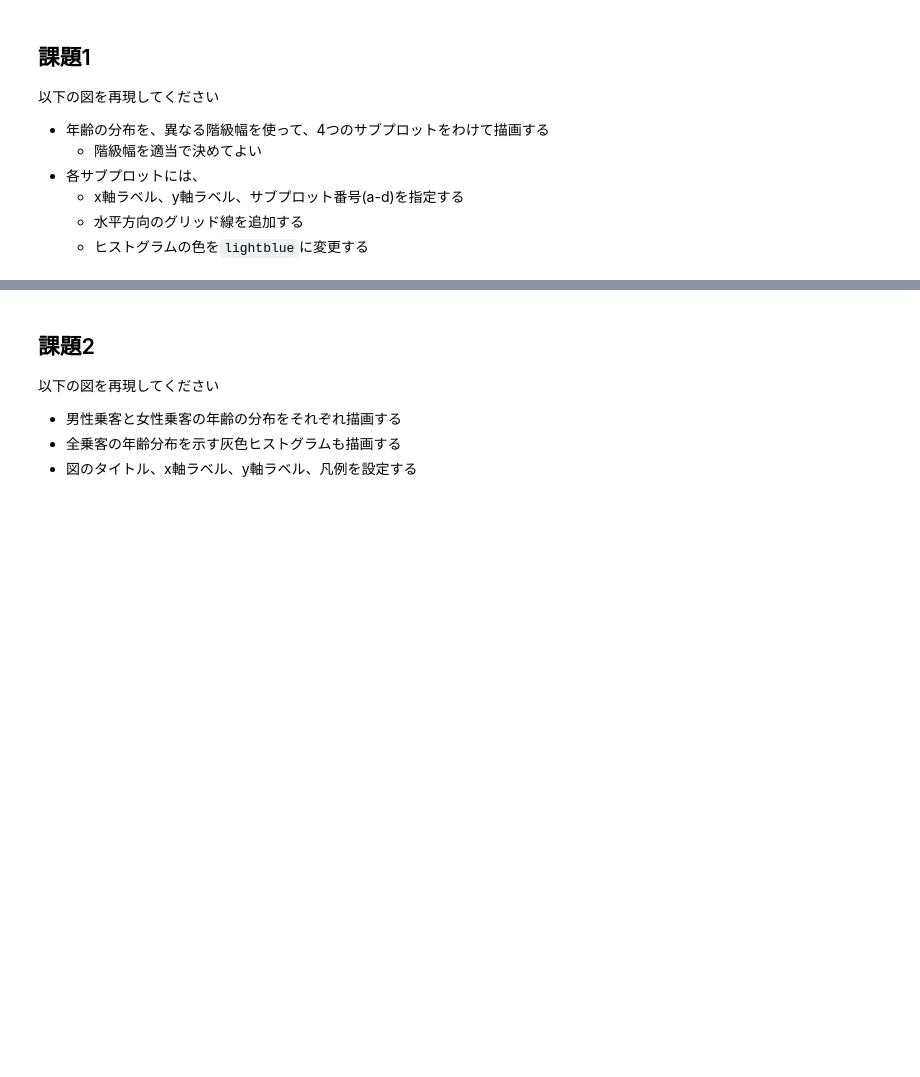
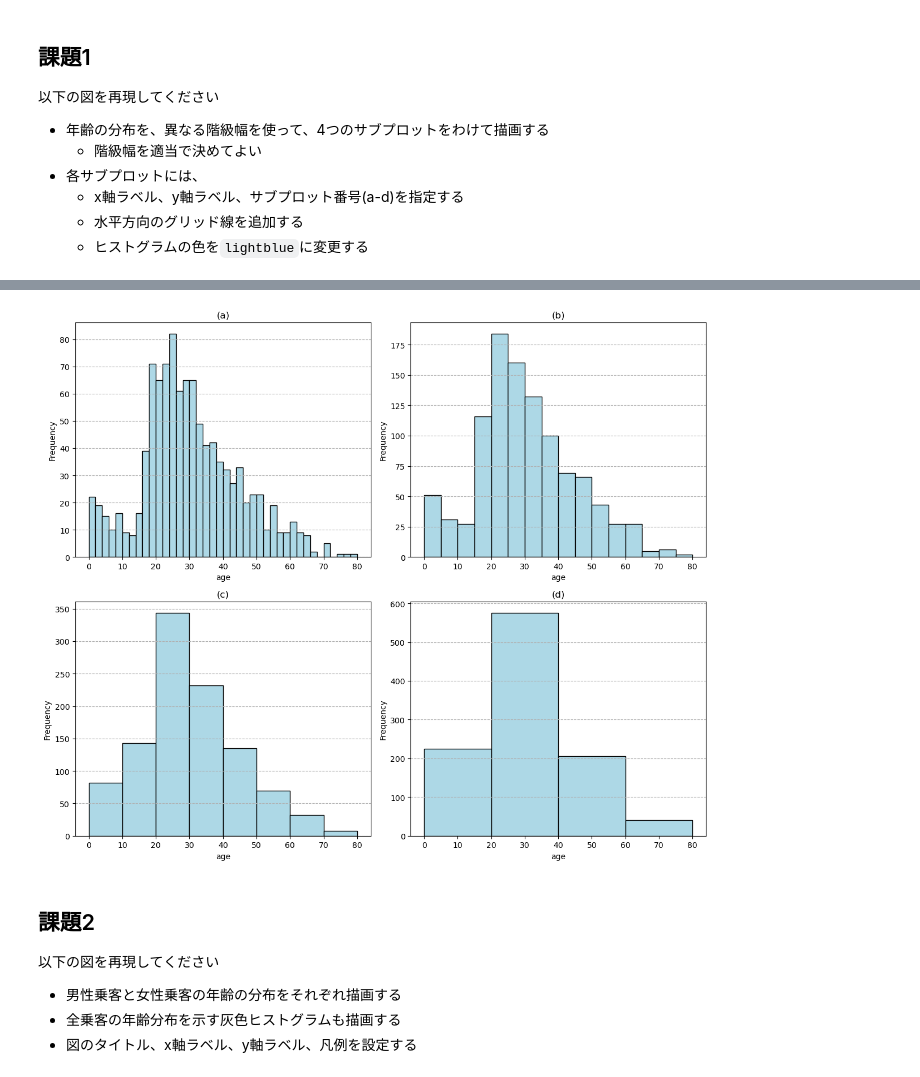
Before and after one commit to lvzeyu/chss_2025_assignment, a Jupyter notebook: Assignment8/assignment8.ipynb, the cells around one changed output, grey strips where cells are left out. Saved outputs shown, nothing was run; the diff lists cells and outputs as text; code cells hidden in the pictures; blank space fills up the shorter version.

```diff
--- a/Assignment8/assignment8.ipynb
+++ b/Assignment8/assignment8.ipynb
@@ -18,6 +62,29 @@ df=pd.read_csv("https://raw.githubusercontent.com/lvzeyu/css_tohoku/master/css_t
     - ヒストグラムの色を`lightblue`に変更する
 # %% [markdown]
 ![](./Figure1.png)
+# %%
+# 課題1:
+fig, axes = plt.subplots(2, 2, figsize=(12, 10))
+axes = axes.flatten()
+bin_widths = [2, 5, 10, 20]
+
+
+titles = ['(a)', '(b)', '(c)', '(d)']
+
+for i, ax in enumerate(axes):
+    age_min = df['age'].min()
+    age_max = df['age'].max()
+    bins = range(int(age_min), int(age_max) + bin_widths[i], bin_widths[i])
+    ax.hist(df['age'].dropna(), bins=bins, color='lightblue', edgecolor='black')
+    ax.set_xlabel('age')
+    ax.set_ylabel('Frequency')
+    ax.set_title(titles[i])
+    ax.grid(axis='y', linestyle='--')
+
+plt.tight_layout()
+plt.show()
+# %% [output]
+[figure, added]
 # %% [markdown]
 ## 課題2
 
```
Also changed, not shown: parts of 3 cells of this notebook, 6 other files.
